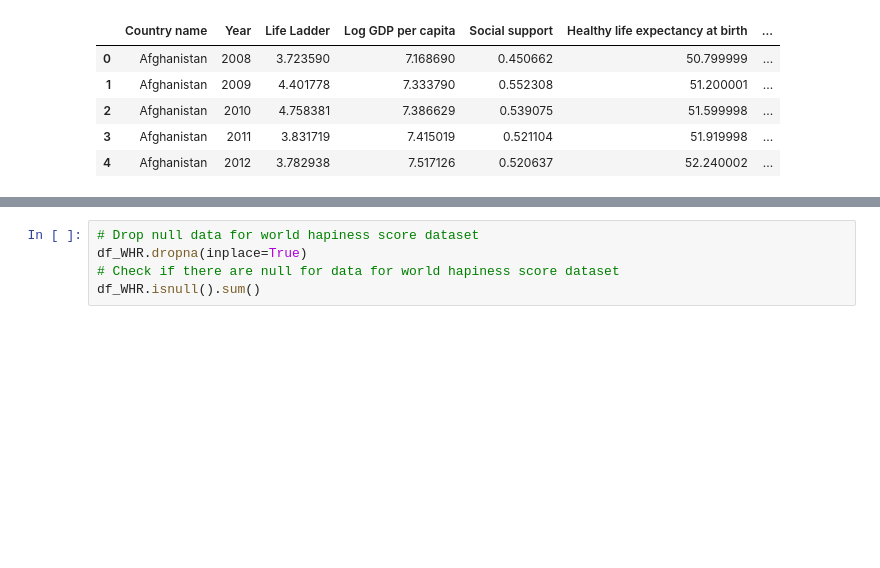
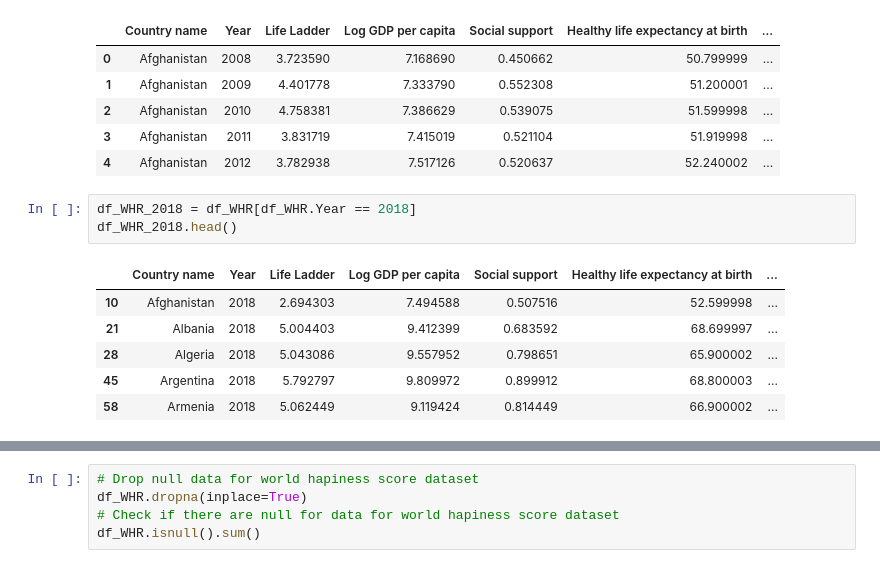
Before and after one commit to hackan98/DMML2019_Team_Nestle, a Jupyter notebook: code/Data_mining,_Project_group_Nestle.ipynb, the cells around one changed output, grey strips where cells are left out. Cells and saved outputs as stored; diff of their text form; blank space fills up the shorter version.

```diff
--- a/code/Data_mining,_Project_group_Nestle.ipynb
+++ b/code/Data_mining,_Project_group_Nestle.ipynb
@@ -96,3 +81,13 @@ df_WHR.head()
 | 2 | Afghanistan | 2010 | 4.758381 | 7.386629 | 0.539075 | 51.599998 | ... |
 | 3 | Afghanistan | 2011 | 3.831719 | 7.415019 | 0.521104 | 51.919998 | ... |
 | 4 | Afghanistan | 2012 | 3.782938 | 7.517126 | 0.520637 | 52.240002 | ... |
+# %%
+df_WHR_2018 = df_WHR[df_WHR.Year == 2018]
+df_WHR_2018.head()
+# %% [output]
+|  | Country name | Year | Life Ladder | Log GDP per capita | Social support | Healthy life expectancy at birth | ... |
+| 10 | Afghanistan | 2018 | 2.694303 | 7.494588 | 0.507516 | 52.599998 | ... |
+| 21 | Albania | 2018 | 5.004403 | 9.412399 | 0.683592 | 68.699997 | ... |
+| 28 | Algeria | 2018 | 5.043086 | 9.557952 | 0.798651 | 65.900002 | ... |
+| 45 | Argentina | 2018 | 5.792797 | 9.809972 | 0.899912 | 68.800003 | ... |
+| 58 | Armenia | 2018 | 5.062449 | 9.119424 | 0.814449 | 66.900002 | ... |
```
Also changed, not shown: parts of 40 cells of this notebook.
